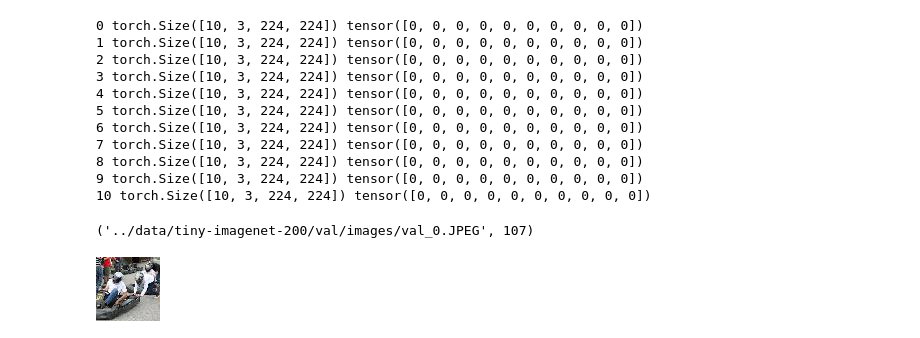
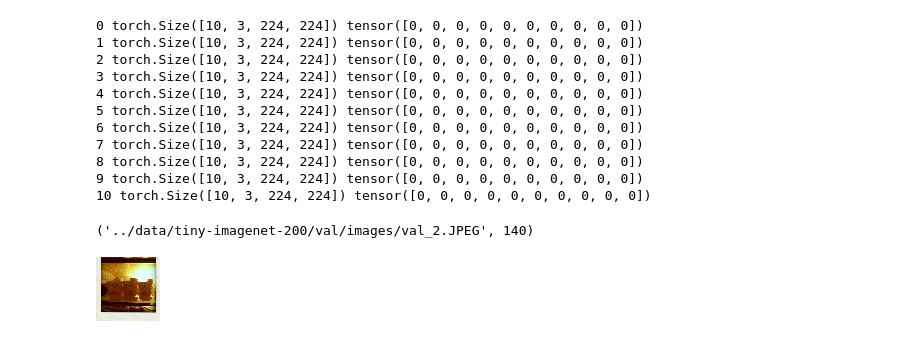
Before and after one commit to Yutong-Dai/codes-for-courses, a Jupyter notebook: Python_IE534/hw5/explore.ipynb, the cells around one changed output. Drawn from its saved outputs; the diff is of its cells as text; code cells hidden in the pictures.

```diff
--- a/Python_IE534/hw5/explore.ipynb
+++ b/Python_IE534/hw5/explore.ipynb
@@ -571,10 +572,10 @@ idx = bottom10["idx_of_fig_path_bottom10"][q_num].numpy()
 path = [img_all[i] for i in idx]
 # %%
-img[0], label[0]
+img[2], label[2]
 # %% [output]
-('../data/tiny-imagenet-200/val/images/val_0.JPEG', 107)
+('../data/tiny-imagenet-200/val/images/val_2.JPEG', 140)
 # %%
 from PIL import Image
-Image.open(img[0])
+Image.open(img[2])
 # %% [output]
-[figure, old version]
+[figure, new version]
```
Also changed, not shown: parts of 7 cells of this notebook, 2 other files.
